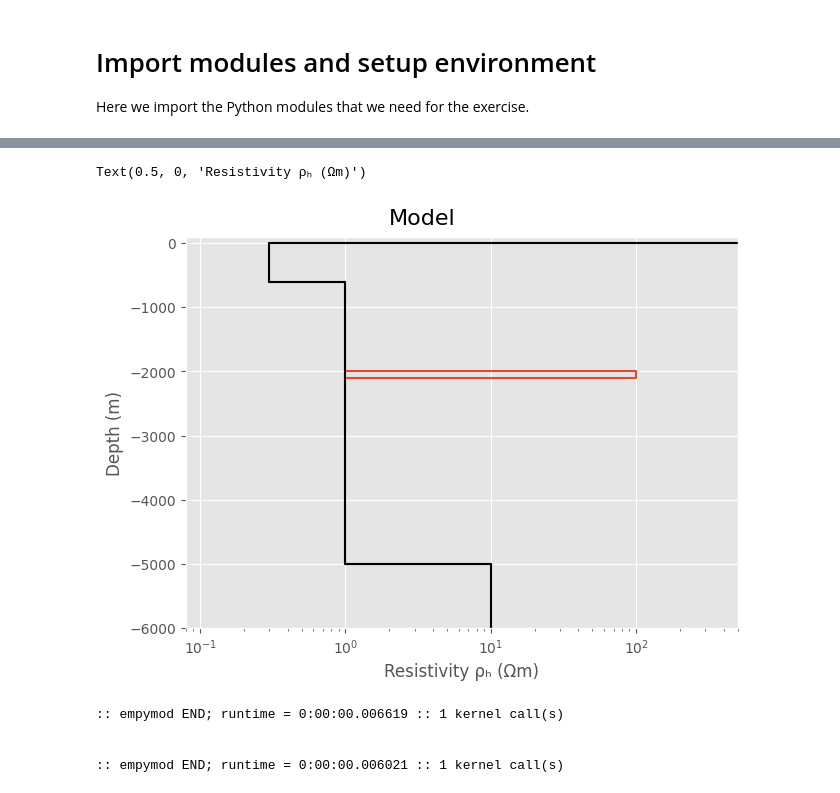
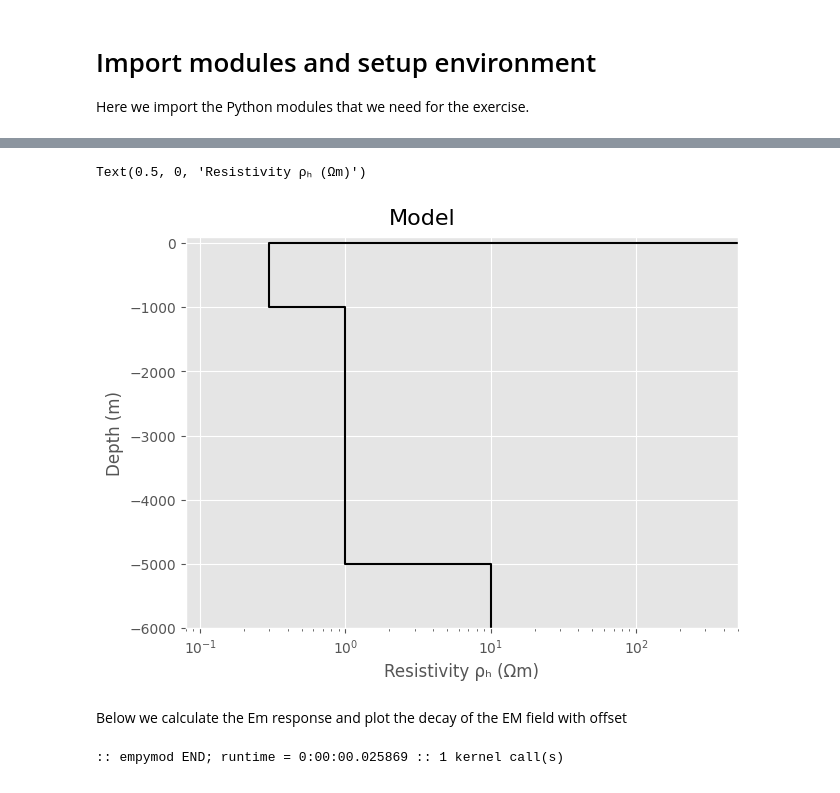
Before and after one commit to michpaulatto/AppliedGeophysicsExercises, a Jupyter notebook: Notebooks/6_csem.ipynb, the cells around one changed output, grey strips where cells are left out. Cells and saved outputs as stored; diff of their text form; code cells hidden in the pictures.

```diff
--- a/Notebooks/6_csem.ipynb
+++ b/Notebooks/6_csem.ipynb
@@ -44,47 +47,41 @@ plt.style.use('ggplot')
 # %%
-depth = [0, -600, -2000, -2100, -5000]  # Layer boundaries
-res_tg = [2e14, 0.3, 1, 100, 1, 10]   # Anomaly resistivities
-res_bg = [2e14, 0.3, 1, 1, 1, 10]    # Background resistivities
-aniso = [1, 1, 1.0, 1.0, 1.0, 1.0]
-ab = 11
+depth = [0, -1000, -2000, -2100, -5000]  # Layer boundaries
+res_bg = [2e14, 0.3, 1, 1, 1, 10]    # Background resistivities in Ohm
 p_depth = np.repeat(np.r_[100, depth, 2*depth[-1]], 2)[1:-1]
 
 # Create figure
 fig, ax1 = plt.subplots(1, 1, constrained_layout=True, sharey=True)
 fig.suptitle("Model", fontsize=16)
 
 # Plot Resistivities
-ax1.semilogx(np.repeat(res_tg, 2), p_depth, 'C0')
 ax1.semilogx(np.repeat(res_bg, 2), p_depth, 'k')
 ax1.set_xlim([0.08, 500])
 ax1.set_ylim([-6000, 100])
 ax1.set_ylabel('Depth (m)')
 ax1.set_xlabel('Resistivity ρₕ (Ωm)')
 # %% [output]
 Text(0.5, 0, 'Resistivity ρₕ (Ωm)')
-[figure, old version]
+[figure, new version]
+# %% [markdown]
+Below we calculate the Em response and plot the decay of the EM field with offset
 # %%
 # Spatial parameters
-srcz = -550                   # Source depth
-recz = -600                   # Receiver depth
-recx = np.arange(20, 101)*120  # Receiver offsets in x-direction
-recy = np.zeros(81)           # Receiver offsets in y-direction
+srcz = -950                   # Source depth
+recz = -1000                   # Receiver depth
+recx = np.arange(5, 101)*150  # Receiver offsets in x-direction
+recy = np.zeros(96)           # Receiver offsets in y-direction
 
 # General input
 inpdat = {
     'rec': [recx, recy, recz, 0, 0],
     'depth': depth,
-    'freqtime': 0.1,                 # 1 Hz
+    'freqtime': 0.25,                 # 1 Hz
     'htarg': {'pts_per_dec': -1},  # Faster computation
     'verb': 2,                     # Verbosity
 }
 
 # Dipole Source [x, y, z, azm, dip]
 inpdat['src'] = [0, 0, srcz, 0, 0]
-dip_tg = empymod.bipole(res=res_tg, **inpdat)
 dip_bg = empymod.bipole(res=res_bg, **inpdat)
 # %% [output]
-:: empymod END; runtime = 0:00:00.006619 :: 1 kernel call(s)
-
-
-:: empymod END; runtime = 0:00:00.006021 :: 1 kernel call(s)
+:: empymod END; runtime = 0:00:00.025869 :: 1 kernel call(s)
```
Also changed, not shown: parts of 14 cells of this notebook.
